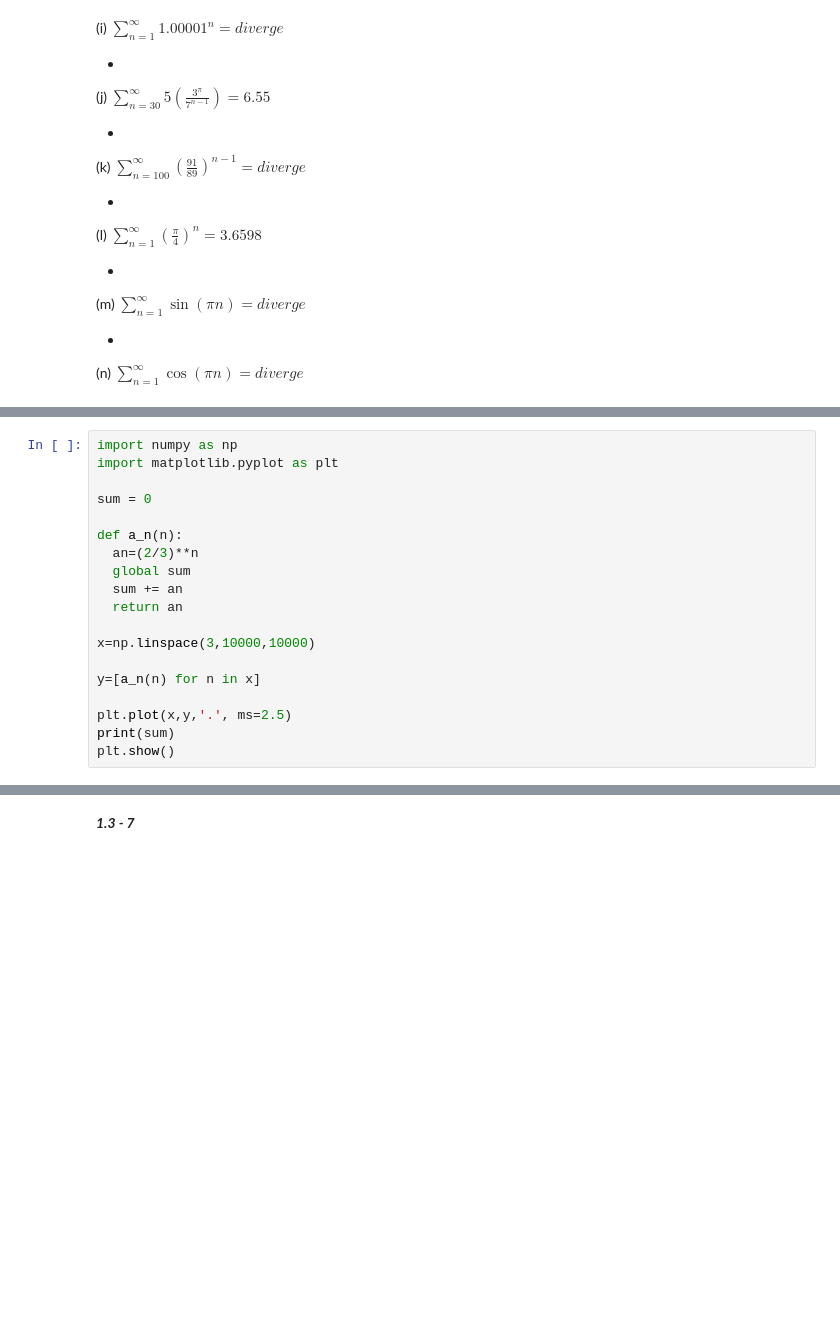
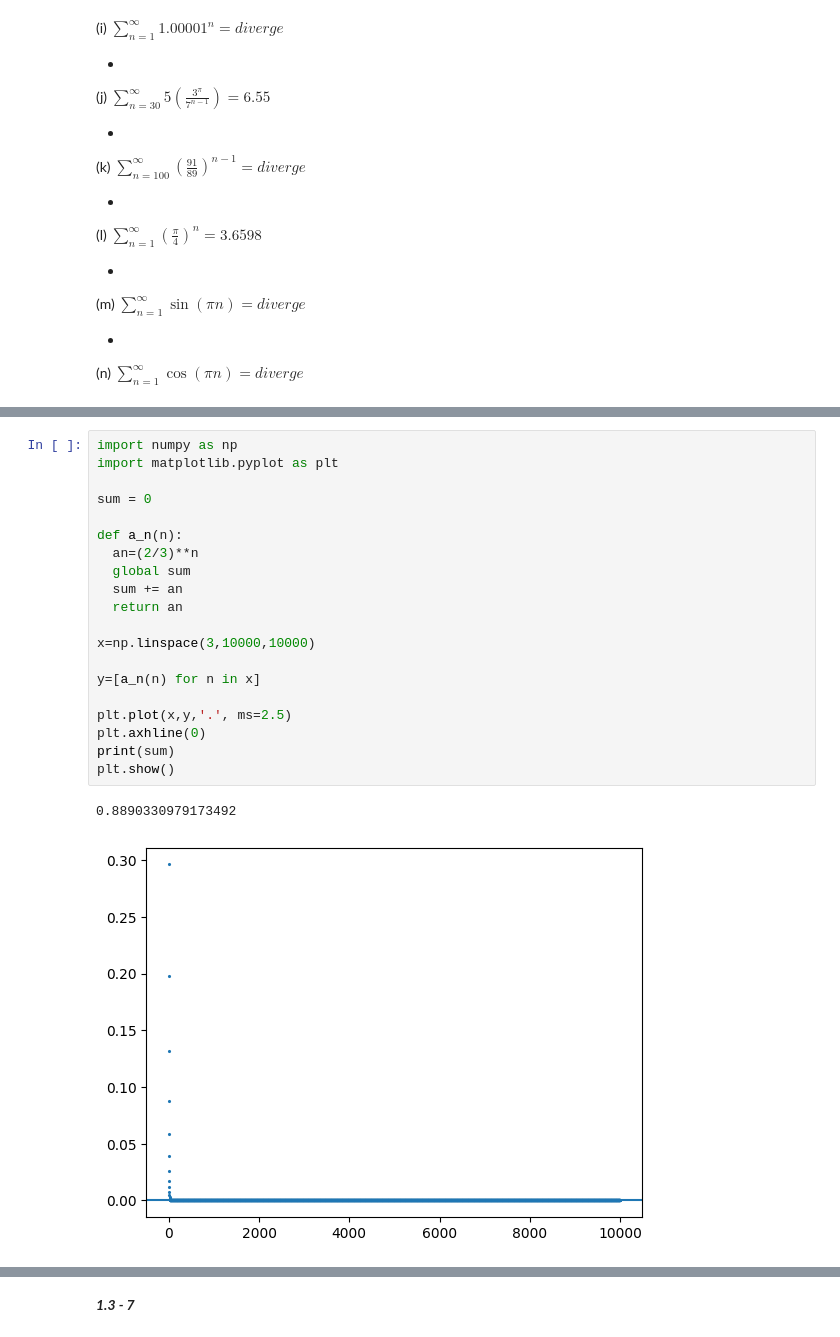
Before and after one commit to NSP2007/tareas-MatechoApli, a Jupyter notebook: TallerDeSuceciones.ipynb, the cells around one changed output, grey strips where cells are left out. Drawn from its saved outputs; the diff is of its cells as text; blank space fills up the shorter version.

```diff
--- a/TallerDeSuceciones.ipynb
+++ b/TallerDeSuceciones.ipynb
@@ -489,22 +505,26 @@ plt.show()
 # %%
 import numpy as np
 import matplotlib.pyplot as plt
 
 sum = 0
 
 def a_n(n):
   an=(2/3)**n
   global sum
   sum += an
   return an
 
 x=np.linspace(3,10000,10000)
 
 y=[a_n(n) for n in x]
 
 plt.plot(x,y,'.', ms=2.5)
+plt.axhline(0)
 print(sum)
 plt.show()
+# %% [output]
+0.8890330979173492
+[figure, added]
 # %%
 import numpy as np
 import matplotlib.pyplot as plt
```
Also changed, not shown: parts of 8 cells of this notebook.
